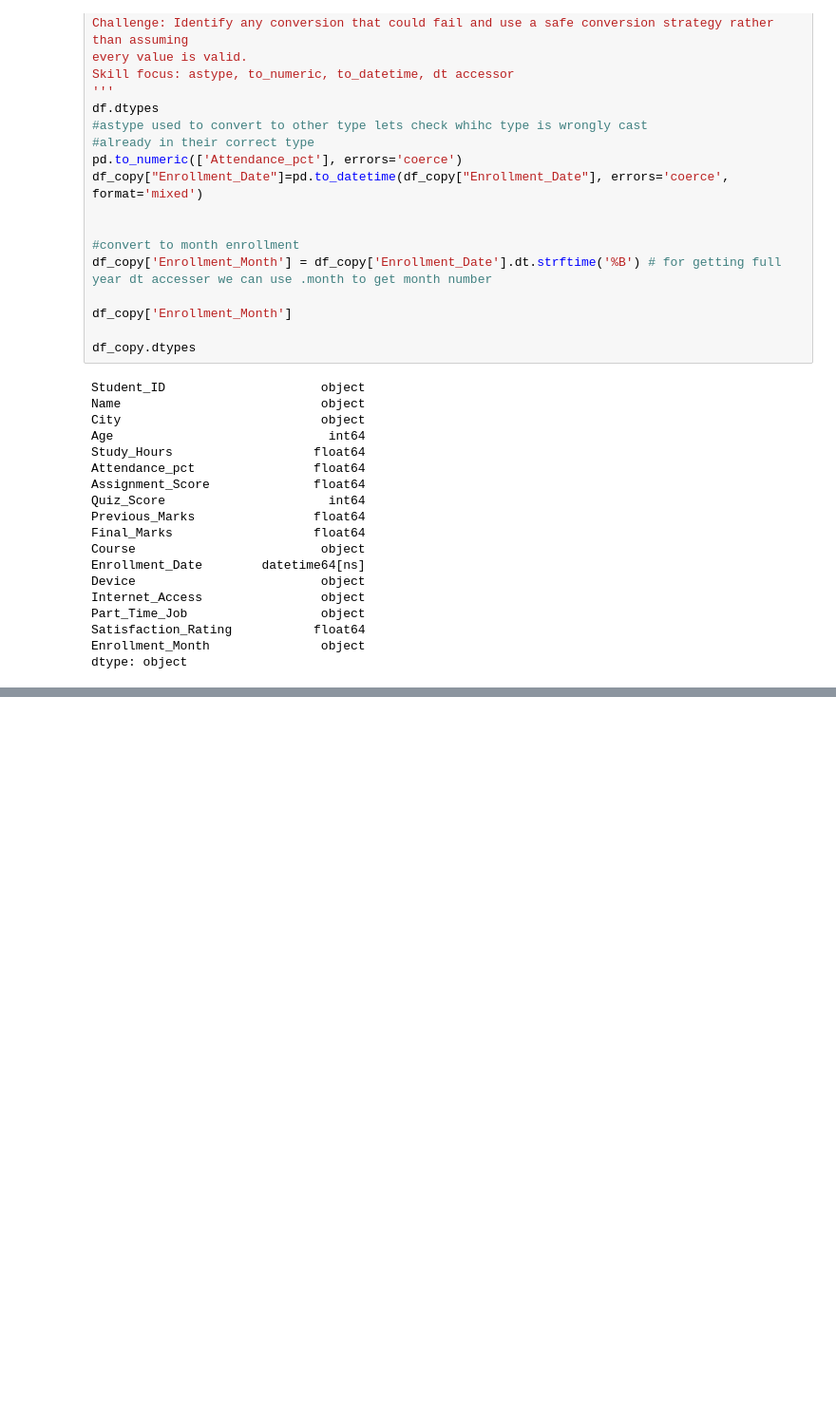
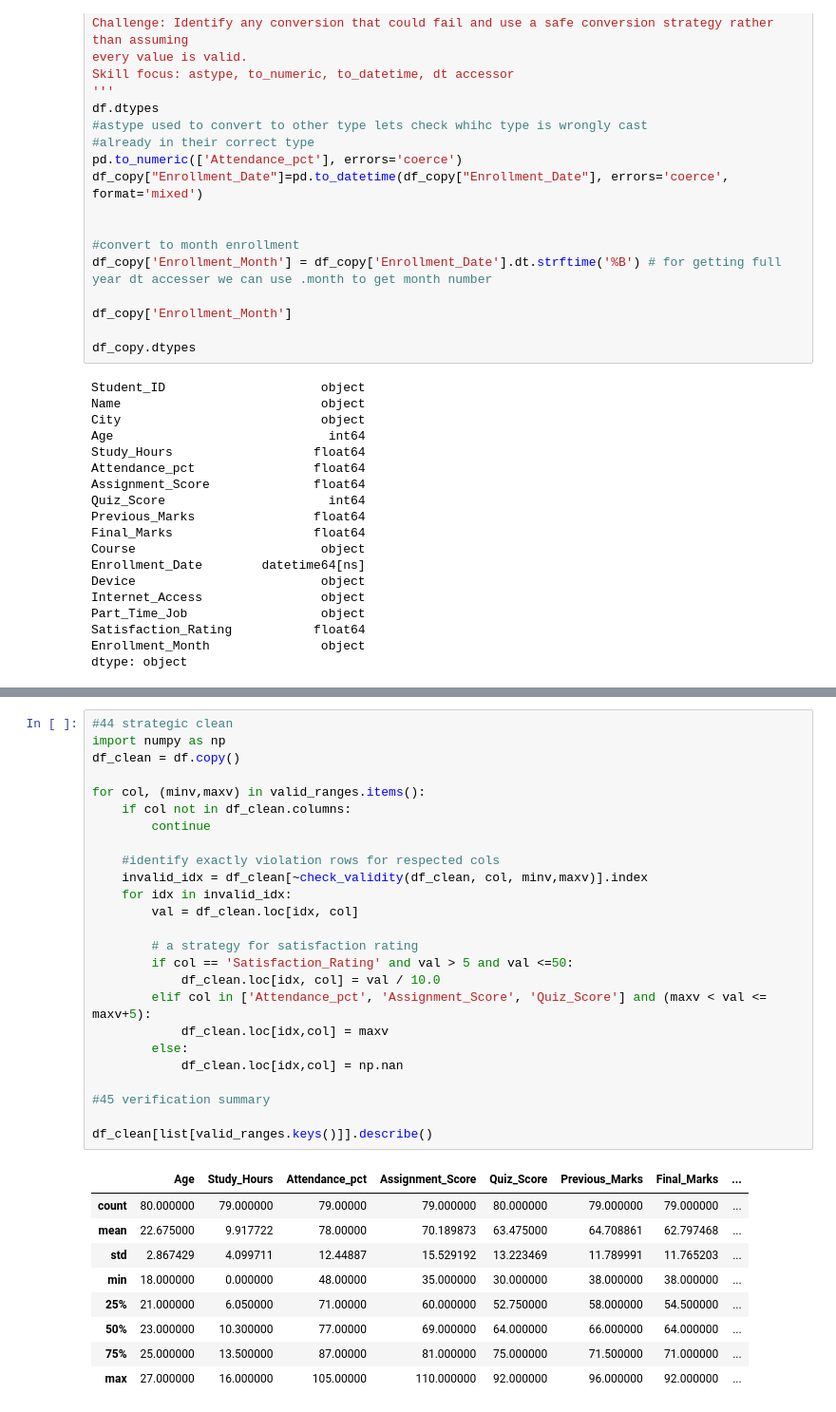
Before and after one commit to Abdullah25r/ML-Spaces, a Jupyter notebook: pandas.ipynb, the cells around one changed output, grey strips where cells are left out. Shown at 95% size. Saved outputs shown, nothing was run; the diff lists cells and outputs as text; blank space fills up the shorter version.

```diff
--- a/pandas.ipynb
+++ b/pandas.ipynb
@@ -408,0 +427,35 @@ AttributeError: module 'pandas' has no attribute 'clip'
+# %%
+#44 strategic clean
+import numpy as np
+df_clean = df.copy()
+
+for col, (minv,maxv) in valid_ranges.items():
+    if col not in df_clean.columns:
+        continue
+
+    #identify exactly violation rows for respected cols
+    invalid_idx = df_clean[~check_validity(df_clean, col, minv,maxv)].index
+    for idx in invalid_idx:
+        val = df_clean.loc[idx, col]
+
+        # a strategy for satisfaction rating
+        if col == 'Satisfaction_Rating' and val > 5 and val <=50:
+            df_clean.loc[idx, col] = val / 10.0
+        elif col in ['Attendance_pct', 'Assignment_Score', 'Quiz_Score'] and (maxv < val <= maxv+5):
+            df_clean.loc[idx,col] = maxv
+        else:
+            df_clean.loc[idx,col] = np.nan
+
+#45 verification summary
+
+df_clean[list[valid_ranges.keys()]].describe()
+# %% [output]
+|  | Age | Study_Hours | Attendance_pct | Assignment_Score | Quiz_Score | Previous_Marks | Final_Marks | ... |
+| count | 80.000000 | 79.000000 | 79.00000 | 79.000000 | 80.000000 | 79.000000 | 79.000000 | ... |
+| mean | 22.675000 | 9.917722 | 78.00000 | 70.189873 | 63.475000 | 64.708861 | 62.797468 | ... |
+| std | 2.867429 | 4.099711 | 12.44887 | 15.529192 | 13.223469 | 11.789991 | 11.765203 | ... |
+| min | 18.000000 | 0.000000 | 48.00000 | 35.000000 | 30.000000 | 38.000000 | 38.000000 | ... |
+| 25% | 21.000000 | 6.050000 | 71.00000 | 60.000000 | 52.750000 | 58.000000 | 54.500000 | ... |
+| 50% | 23.000000 | 10.300000 | 77.00000 | 69.000000 | 64.000000 | 66.000000 | 64.000000 | ... |
+| 75% | 25.000000 | 13.500000 | 87.00000 | 81.000000 | 75.000000 | 71.500000 | 71.000000 | ... |
+| max | 27.000000 | 16.000000 | 105.00000 | 110.000000 | 92.000000 | 96.000000 | 92.000000 | ... |
```
Also changed, not shown: parts of 6 cells of this notebook.
